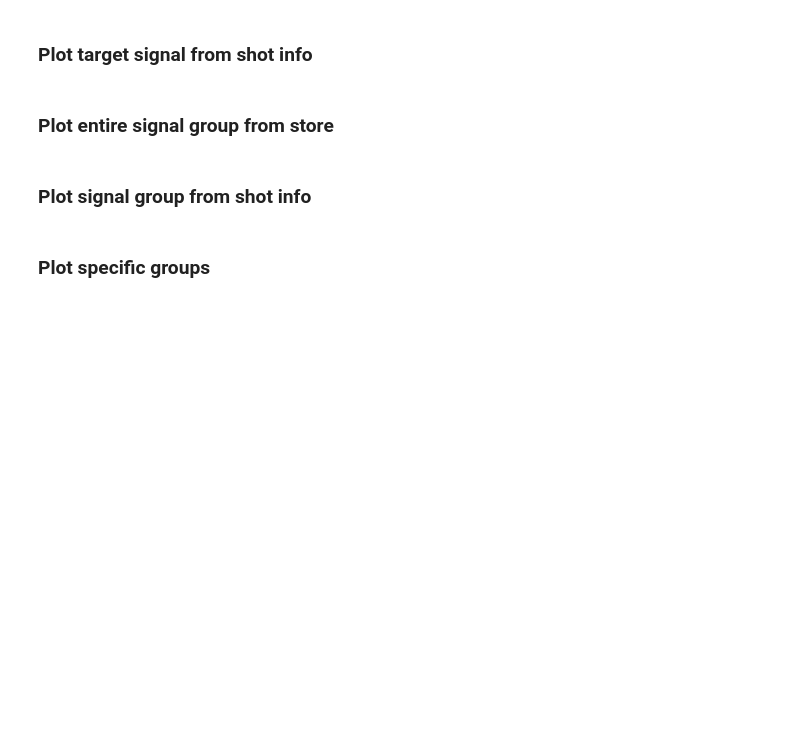
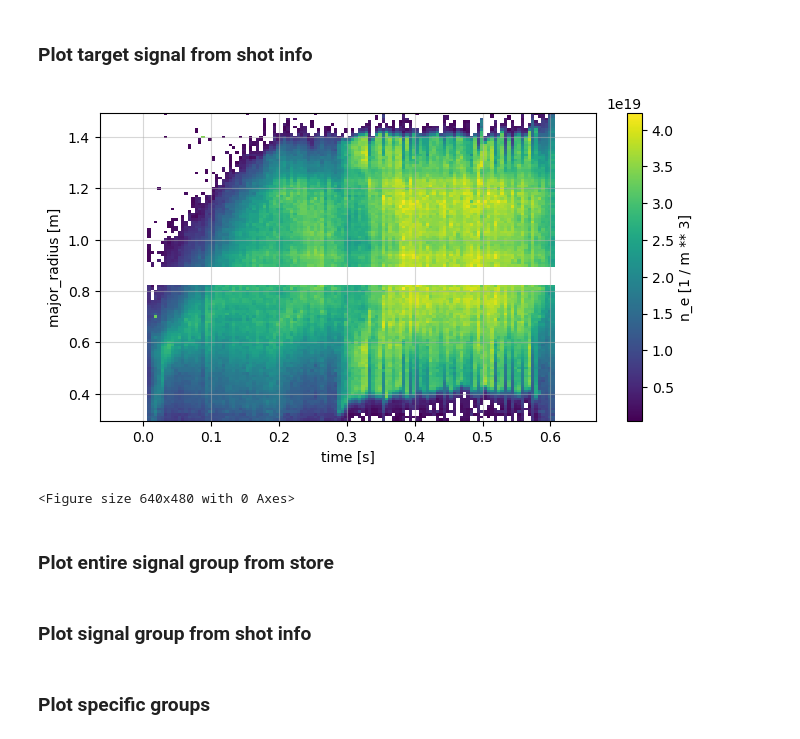
Before and after one commit to DataScienceLabFHSWF/tokamark, a Jupyter notebook: notebooks/Workshop demo of MAST_tools.ipynb, the cells around one changed output. Saved outputs shown, nothing was run; the diff lists cells and outputs as text; code cells hidden in the pictures; blank space fills up the shorter version.

```diff
--- a/notebooks/Workshop demo of MAST_tools.ipynb
+++ b/notebooks/Workshop demo of MAST_tools.ipynb
@@ -376,18 +542,21 @@ if False:
 # %% [markdown]
 ### Plot target signal from shot info
 # %%
-if False:
+if True:
 
     source_signal_name = "thomson_scattering-n_e"
     # source_signal_name = "magnetics-ip"
 
     source_name, signal_name = source_signal_name.split("-")
     plotting_manager.plot_signal(
         data_origin={"shot_id": TARGET_SHOT_ID, "local": LOCAL_MODE},
         source_name=source_name,
         signal_name=signal_name,
         fig_size=[8, 4]
     )
+# %% [output]
+[figure, added]
+<Figure size 640x480 with 0 Axes>
 # %% [markdown]
 ### Plot entire signal group from store
 # %%
```
Also changed, not shown: parts of 27 cells of this notebook, 1 other file.
